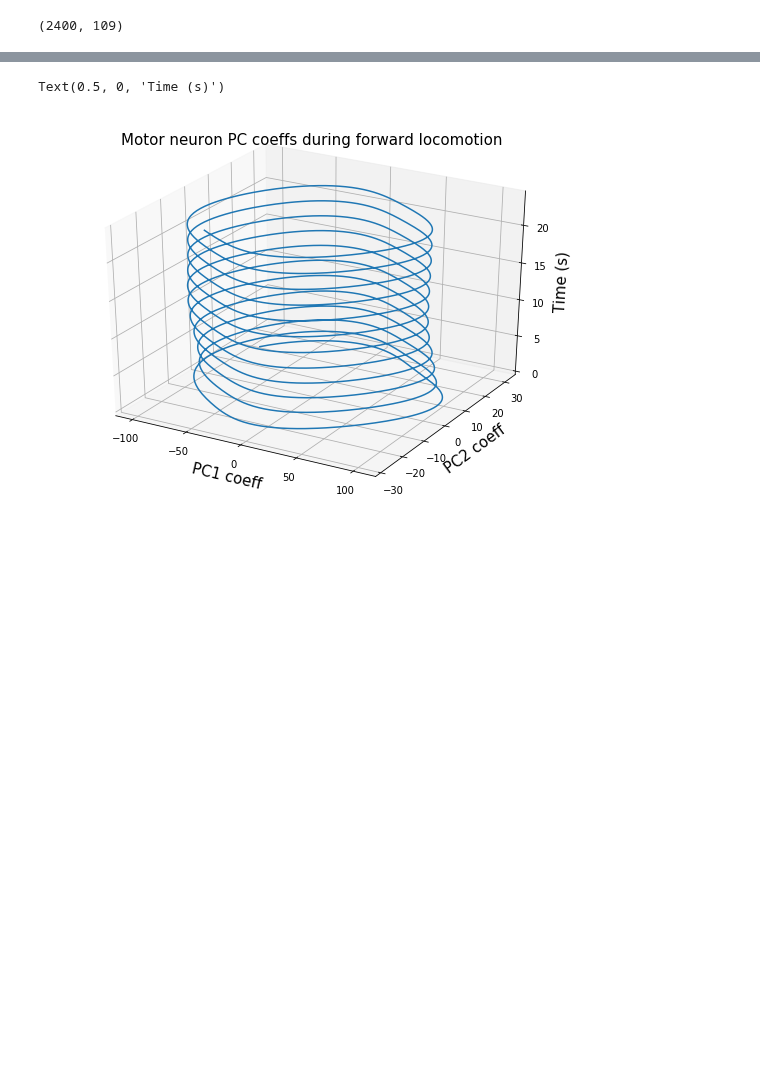
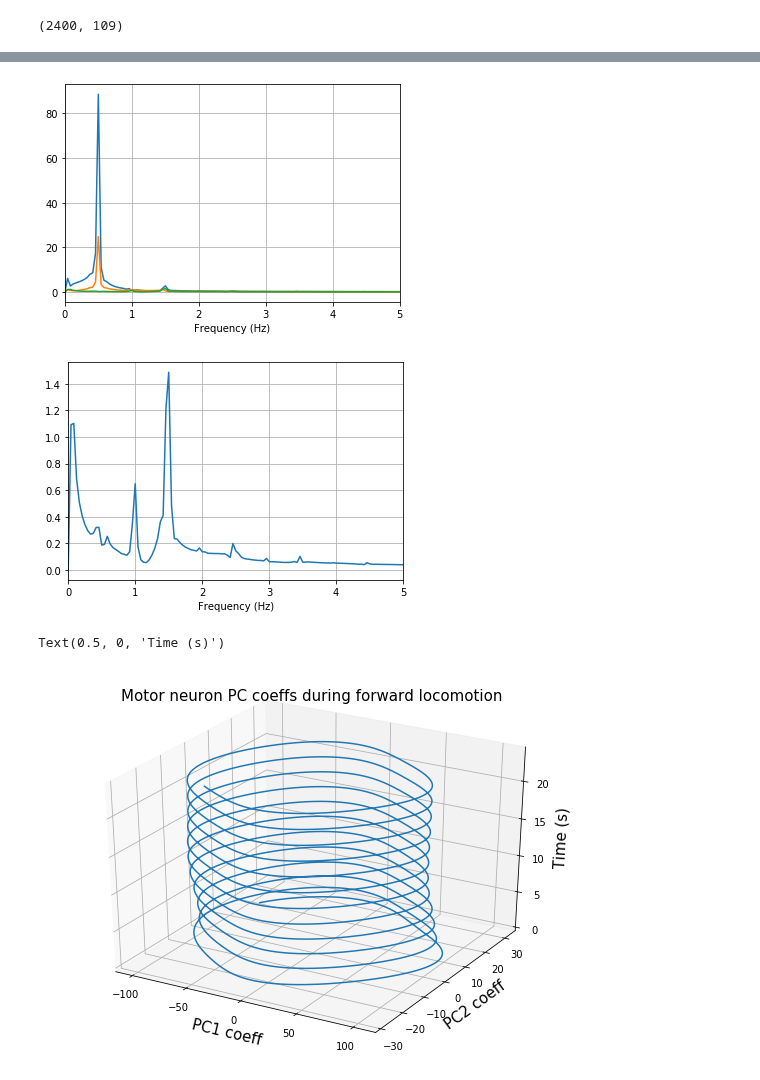
Before and after one commit to sjonany/c-elegans-interactome-analysis, a Jupyter notebook: milestone_oscillation.ipynb, the cells around one changed output, grey strips where cells are left out. Cells and saved outputs as stored; diff of their text form; code cells hidden in the pictures; blank space fills up the shorter version.

```diff
--- a/milestone_oscillation.ipynb
+++ b/milestone_oscillation.ipynb
@@ -52,3 +55,12 @@ ax.plot(times, projected_X[:,1])
+# %%
+plot_principal_component_fft(n_components=3, projected=projected_X, t=0.01)
+
+# plot just 3rd
+projected = np.row_stack(projected_X[:, 2])
+plot_principal_component_fft(1, projected, 0.01)
+# %% [output]
+[figure, added]
+[figure, added]
 # %%
 from mpl_toolkits import mplot3d
 
```
Also changed, not shown: parts of 2 cells of this notebook, 1 other file.
